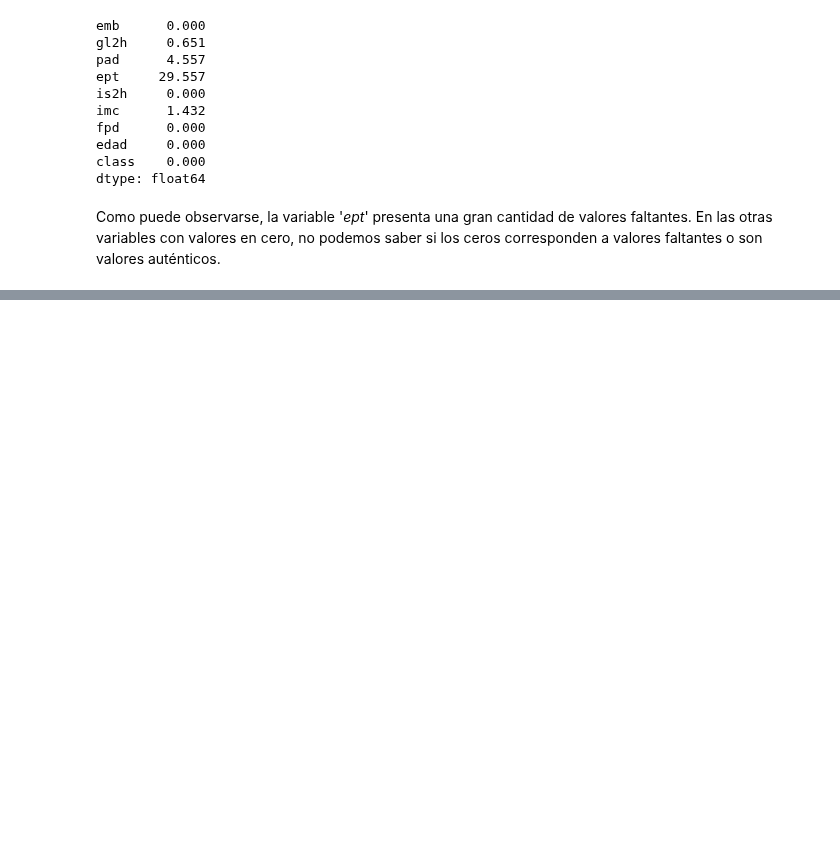
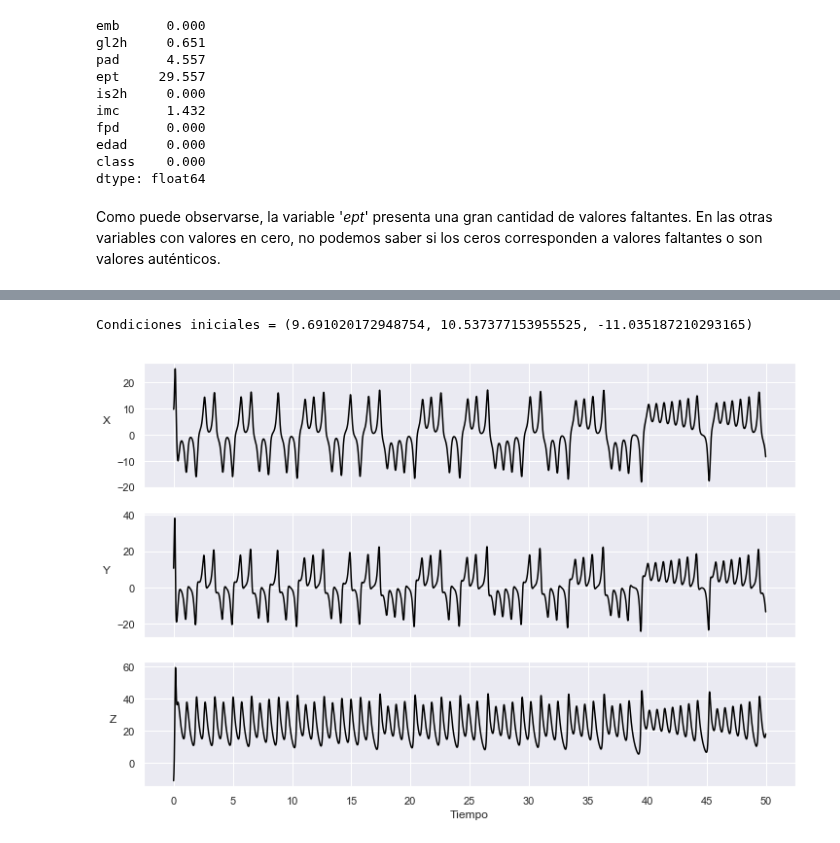
Before and after one commit to rsotoc/pattern-recognition, a Jupyter notebook: 5. Comprensión de los datos.ipynb, the cells around one changed output, grey strips where cells are left out. Saved outputs shown, nothing was run; the diff lists cells and outputs as text; code cells hidden in the pictures; blank space fills up the shorter version.

```diff
--- a/5. Comprensión de los datos.ipynb
+++ b/5. Comprensión de los datos.ipynb
@@ -437,0 +527,10 @@ Como puede observarse, la variable '*ept*' presenta una gran cantidad de valores
+# %%
+# Definir el rango de integración, asumiendo t0 = 0
+max_time = 50.0
+num_steps = 1000 # Divisiones de cada unidad en el rango
+
+t, x_t = solve_lorenz()
+plot_system(x_t)
+# %% [output]
+Condiciones iniciales = (9.691020172948754, 10.537377153955525, -11.035187210293165)
+[figure, added]
```
Also changed, not shown: parts of 17 cells of this notebook, 5 other files.
